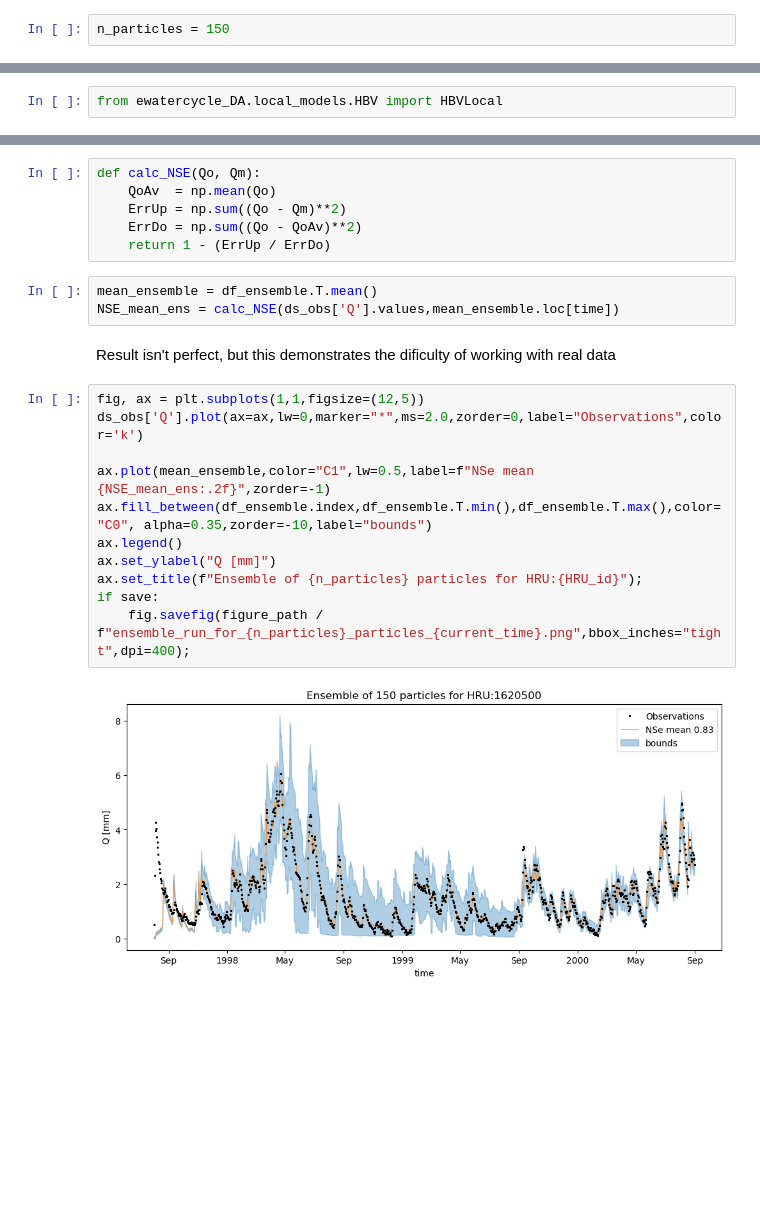
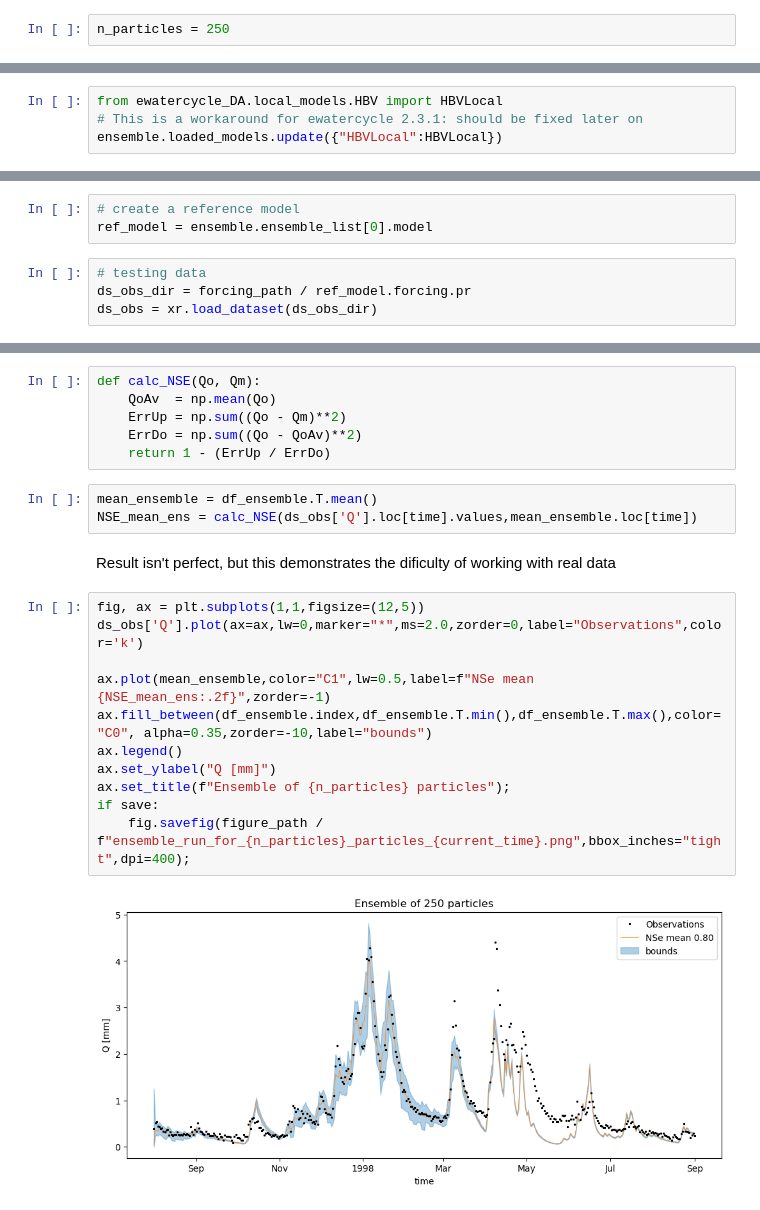
Before and after one commit to eWaterCycle/teaching-materials-DA, a Jupyter notebook: 1. Data assimilation Classical - HBV model with Particle filter.ipynb, the cells around one changed output, grey strips where cells are left out. Drawn from its saved outputs; the diff is of its cells as text; blank space fills up the shorter version.

Commit message:
running models

```diff
--- a/1. Data assimilation Classical - HBV model with Particle filter.ipynb
+++ b/1. Data assimilation Classical - HBV model with Particle filter.ipynb
@@ -112,7 +66,7 @@ if not ds_obs_dir.is_file():
 # %%
 from ewatercycle_DA import DA
 # %%
-n_particles = 150
+n_particles = 250
 # %%
 ensemble = DA.Ensemble(N=n_particles)
 ensemble.setup()
@@ -141,6 +95,8 @@ for index in range(n_particles):
                              })
 # %%
 from ewatercycle_DA.local_models.HBV import HBVLocal
+# This is a workaround for ewatercycle 2.3.1: should be fixed later on
+ensemble.loaded_models.update({"HBVLocal":HBVLocal})
 # %%
 # this initializes the models for all ensemble members.
 ensemble.initialize(model_name=["HBVLocal"]*n_particles,
@@ -148,0 +107,7 @@ ensemble.initialize(model_name=["HBVLocal"]*n_particles,
+# %%
+# create a reference model
+ref_model = ensemble.ensemble_list[0].model
+# %%
+# testing data
+ds_obs_dir = forcing_path / ref_model.forcing.pr
+ds_obs = xr.load_dataset(ds_obs_dir)
@@ -246,22 +218,22 @@ def calc_NSE(Qo, Qm):
     return 1 - (ErrUp / ErrDo)
 # %%
 mean_ensemble = df_ensemble.T.mean()
-NSE_mean_ens = calc_NSE(ds_obs['Q'].values,mean_ensemble.loc[time])
+NSE_mean_ens = calc_NSE(ds_obs['Q'].loc[time].values,mean_ensemble.loc[time])
 # %% [markdown]
 Result isn't perfect, but this demonstrates the dificulty of working with real data
 # %%
 fig, ax = plt.subplots(1,1,figsize=(12,5))
 ds_obs['Q'].plot(ax=ax,lw=0,marker="*",ms=2.0,zorder=0,label="Observations",color='k')
 
 ax.plot(mean_ensemble,color="C1",lw=0.5,label=f"NSe mean {NSE_mean_ens:.2f}",zorder=-1)
 ax.fill_between(df_ensemble.index,df_ensemble.T.min(),df_ensemble.T.max(),color="C0", alpha=0.35,zorder=-10,label="bounds")
 ax.legend()
 ax.set_ylabel("Q [mm]")
-ax.set_title(f"Ensemble of {n_particles} particles for HRU:{HRU_id}");
+ax.set_title(f"Ensemble of {n_particles} particles");
 if save:
     fig.savefig(figure_path / f"ensemble_run_for_{n_particles}_particles_{current_time}.png",bbox_inches="tight",dpi=400);
 # %% [output]
-[figure, old version]
+[figure, new version]
 # %%
 n=6
 fig, axs = plt.subplots(n,1,figsize=(12,n*2),sharex=True)
```
Also changed, not shown: parts of 19 cells of this notebook, 7 other files.
